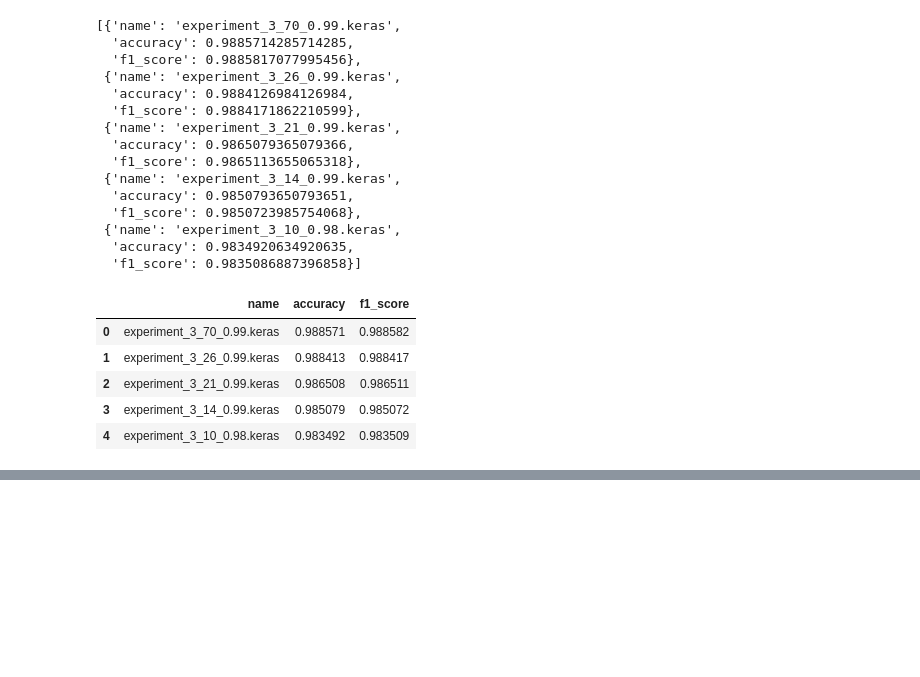
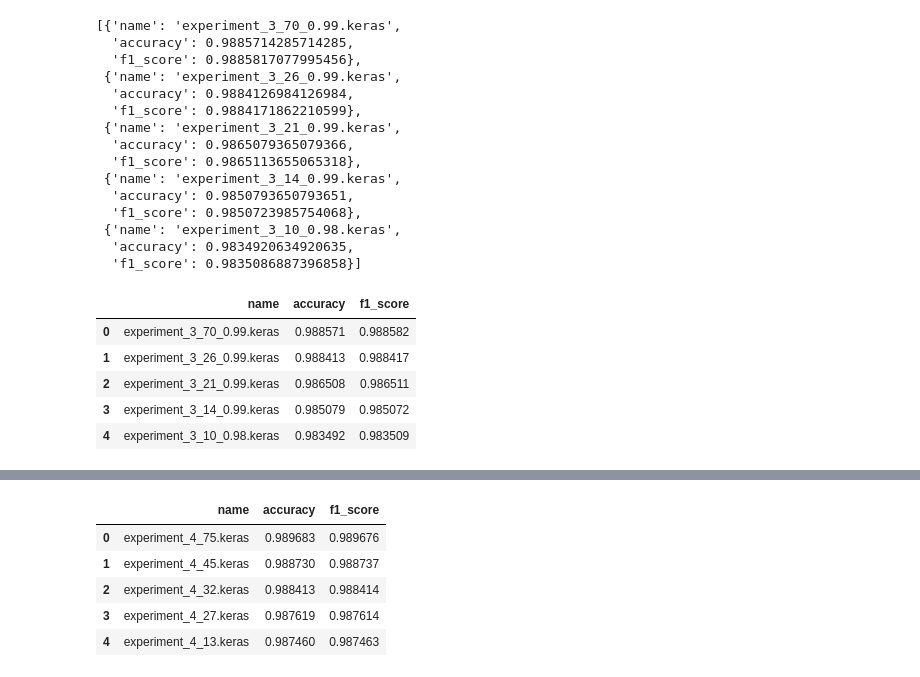
Before and after one commit to gaurangdave/mnist_cnn, a Jupyter notebook: notebooks/01_training_evaluation.ipynb, the cells around one changed output, grey strips where cells are left out. Cells and saved outputs as stored; diff of their text form; code cells hidden in the pictures; blank space fills up the shorter version.

```diff
--- a/notebooks/01_training_evaluation.ipynb
+++ b/notebooks/01_training_evaluation.ipynb
@@ -643,0 +861,8 @@ performance_df
+# %%
+
+# list of best models
+model_file_names = ["experiment_4_75.keras", "experiment_4_45.keras",
+                    "experiment_4_32.keras", "experiment_4_27.keras", "experiment_4_13.keras"]
+
+performance = list(map(map_model_performance, model_file_names))
+performance
@@ -643,0 +898,10 @@ performance_df
+# %%
+performance_df = pd.DataFrame(performance)
+performance_df
+# %% [output]
+|  | name | accuracy | f1_score |
+| 0 | experiment_4_75.keras | 0.989683 | 0.989676 |
+| 1 | experiment_4_45.keras | 0.988730 | 0.988737 |
+| 2 | experiment_4_32.keras | 0.988413 | 0.988414 |
+| 3 | experiment_4_27.keras | 0.987619 | 0.987614 |
+| 4 | experiment_4_13.keras | 0.987460 | 0.987463 |
```
Also changed, not shown: parts of 20 cells of this notebook.
